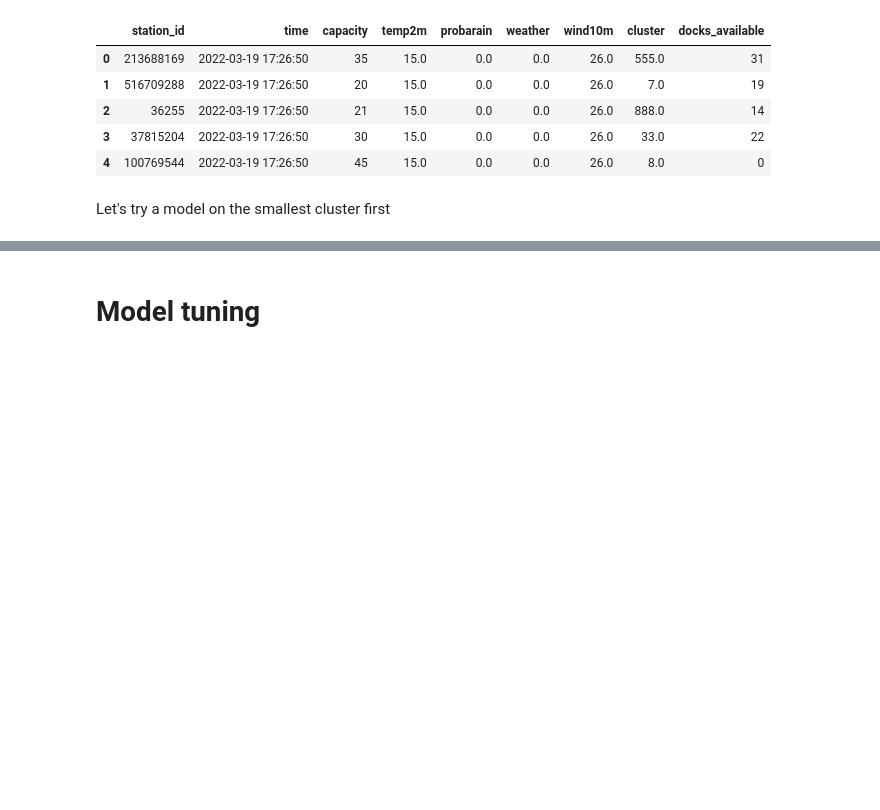
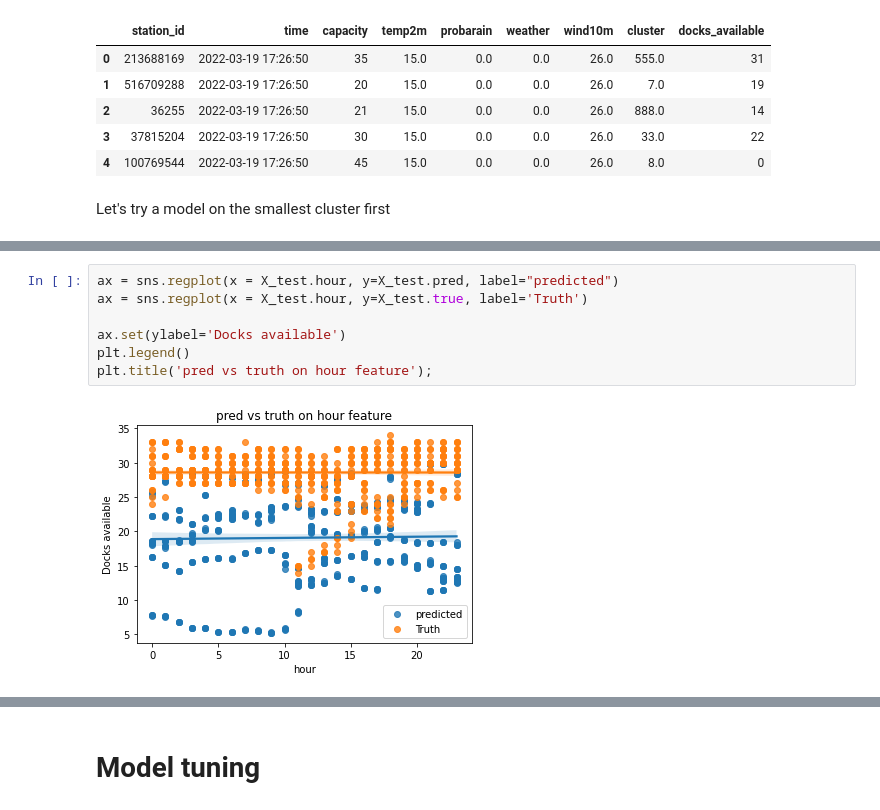
Before and after one commit to Sebastien01/velib_prediction, a Jupyter notebook: notebooks/modeling.ipynb, the cells around one changed output, grey strips where cells are left out. Drawn from its saved outputs; the diff is of its cells as text; blank space fills up the shorter version.

```diff
--- a/notebooks/modeling.ipynb
+++ b/notebooks/modeling.ipynb
@@ -45,0 +128,9 @@ def create_time_feature(df): #To use when creating X_train
+# %%
+ax = sns.regplot(x = X_test.hour, y=X_test.pred, label="predicted")
+ax = sns.regplot(x = X_test.hour, y=X_test.true, label='Truth')
+
+ax.set(ylabel='Docks available')
+plt.legend()
+plt.title('pred vs truth on hour feature');
+# %% [output]
+[figure, added]
```
Also changed, not shown: parts of 38 cells of this notebook, 19 other files.
